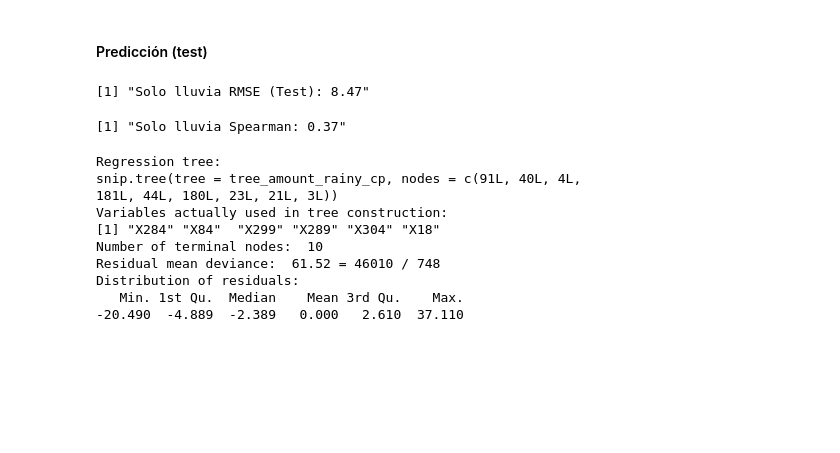
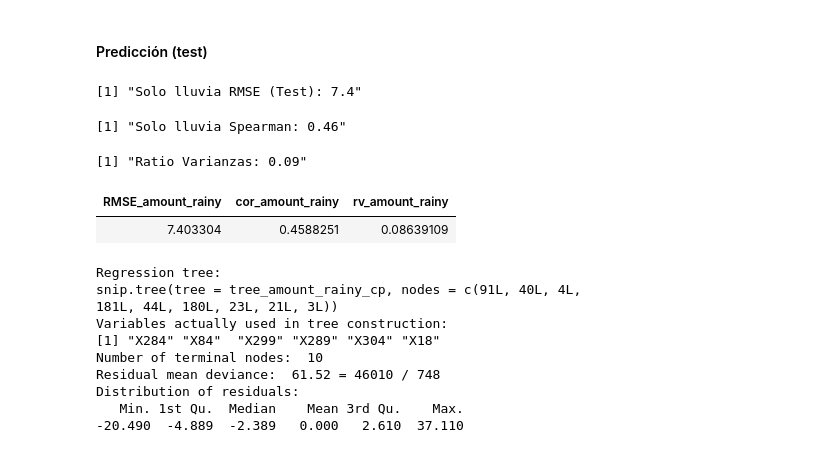
Before and after one commit to yerartdev/uc-m1966-datamining, a Jupyter notebook: d3/S17-T03_LAB_IntercomparisonTechniques.ipynb, the cells around one changed output. Drawn from its saved outputs; the diff is of its cells as text; code cells hidden in the pictures; blank space fills up the shorter version.

```diff
--- a/d3/S17-T03_LAB_IntercomparisonTechniques.ipynb
+++ b/d3/S17-T03_LAB_IntercomparisonTechniques.ipynb
@@ -688,23 +700,41 @@ Distribution of residuals:
 # %%
 #::GMG::Hago la predicción
 ## amount prediction for test
+#::nota::supongo que se refiere al test del conjunto completo
+#pred_amount_rainy <- predict(object = pruned_tree_amount_rainy,
+#                    newdata = df_rainy[indtest_rainy,])
 pred_amount_rainy <- predict(object = pruned_tree_amount_rainy,
-                    newdata = df_rainy[indtest_rainy,])
+                     newdata = df_amount[indtest,])
 # %%
 #::GMG::Calculo métricas de error para discusión posterior
 #SSE_amount_rainy <- sum((df_rainy$rain[indtest_rainy] - pred_amount_rainy)^2)
 #SST_amount_rainy <- sum((df_rainy$rain[indtest_rainy] - mean(df_rainy$rain[indtest_rainy]))^2)
-RMSE_amount_rainy <- sqrt(mean((df_rainy$rain[indtest_rainy] - pred_amount_rainy)^2))
 #R2_amount_rainy <- 1 - SSE_amount_rainy/SST_amount_rainy
+#RMSE_amount_rainy <- sqrt(mean((df_rainy$rain[indtest_rainy] - pred_amount_rainy)^2))
+RMSE_amount_rainy <- sqrt(mean((df_amount$y[indtest] - pred_amount_rainy)^2))
 paste('Solo lluvia RMSE (Test):', round(RMSE_amount_rainy,2)#,
       #'// R2 (Test):', round(R2_amount_rainy,2)
      )
 # %% [output]
-[1] "Solo lluvia RMSE (Test): 8.47"
+[1] "Solo lluvia RMSE (Test): 7.4"
 # %%
-cor_amount_rainy <- cor(pred_amount_rainy, df_rainy$rain[indtest_rainy], method = 'spearman')
+#cor_amount_rainy <- cor(pred_amount_rainy, df_rainy$rain[indtest_rainy], method = 'spearman')
+cor_amount_rainy <- cor(pred_amount_rainy, df_amount$y[indtest], method = 'spearman')
 paste('Solo lluvia Spearman:', round(cor_amount_rainy,2))
 # %% [output]
-[1] "Solo lluvia Spearman: 0.37"
+[1] "Solo lluvia Spearman: 0.46"
+# %%
+#::GMG::Métrica de ratio de varianzas
+#::nota::aquí se aprecia un 'underfit' claro
+rv_amount_rainy <- var(pred_amount_rainy) / var(df_amount$y[indtest])
+paste('Ratio Varianzas:', round(rv_amount_rainy,2))
+# %% [output]
+[1] "Ratio Varianzas: 0.09"
+# %%
+#::GMG::Resumen Test dataset amount
+cbind(RMSE_amount_rainy, cor_amount_rainy, rv_amount_rainy)
+# %% [output]
+| RMSE_amount_rainy | cor_amount_rainy | rv_amount_rainy |
+| 7.403304 | 0.4588251 | 0.08639109 |
 # %%
 #::GMG::Pruebo un árbol más complejo del siguiente mínimo local en size
```
Also changed, not shown: parts of 6 cells of this notebook.
